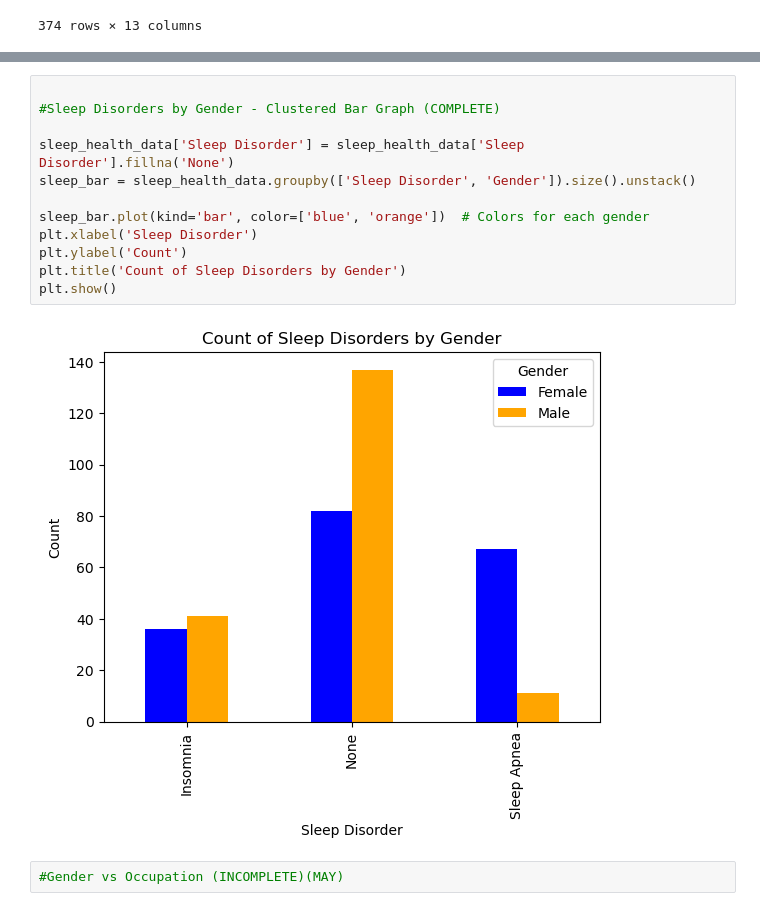
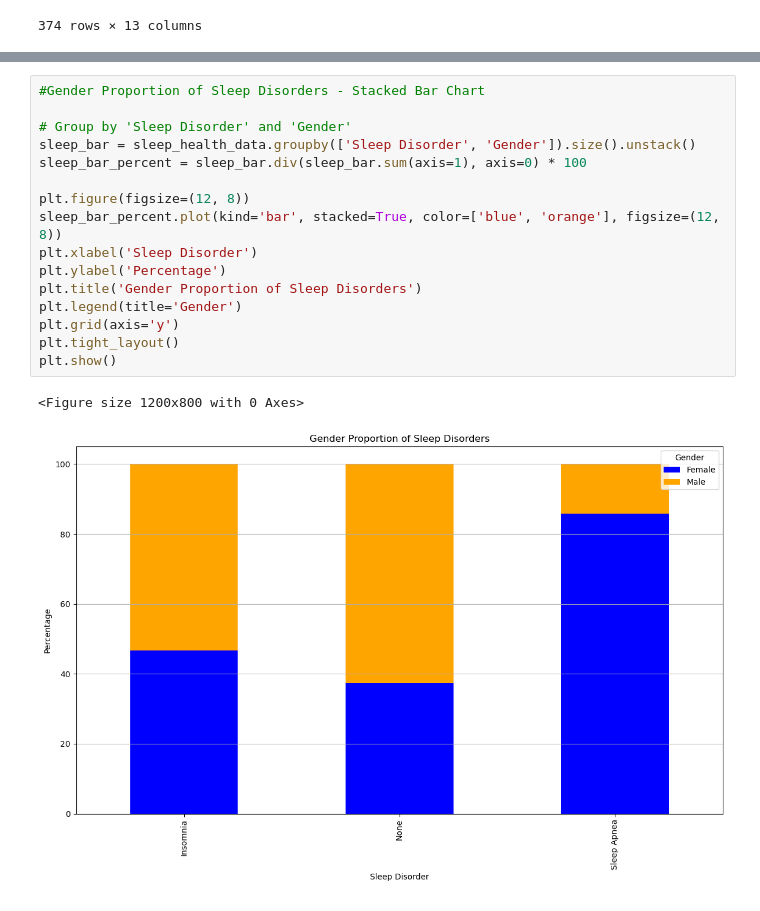
Before and after one commit to GBishop85/Project-One, a Jupyter notebook: Project_1_Sleep_Disorders.ipynb, the cells around one changed output, grey strips where cells are left out. Cells and saved outputs as stored; diff of their text form.

```diff
--- a/Project_1_Sleep_Disorders.ipynb
+++ b/Project_1_Sleep_Disorders.ipynb
@@ -106,18 +98,21 @@ plt.show()
 # %% [output]
 [figure]
 # %%
+#Gender Proportion of Sleep Disorders - Stacked Bar Chart
 
-#Sleep Disorders by Gender - Clustered Bar Graph (COMPLETE)
+# Group by 'Sleep Disorder' and 'Gender'
+sleep_bar = sleep_health_data.groupby(['Sleep Disorder', 'Gender']).size().unstack()
+sleep_bar_percent = sleep_bar.div(sleep_bar.sum(axis=1), axis=0) * 100
 
-sleep_health_data['Sleep Disorder'] = sleep_health_data['Sleep Disorder'].fillna('None')
-sleep_bar = sleep_health_data.groupby(['Sleep Disorder', 'Gender']).size().unstack()
-
-sleep_bar.plot(kind='bar', color=['blue', 'orange'])  # Colors for each gender
+plt.figure(figsize=(12, 8))
+sleep_bar_percent.plot(kind='bar', stacked=True, color=['blue', 'orange'], figsize=(12, 8))
 plt.xlabel('Sleep Disorder')
-plt.ylabel('Count')
-plt.title('Count of Sleep Disorders by Gender')
+plt.ylabel('Percentage')
+plt.title('Gender Proportion of Sleep Disorders')
+plt.legend(title='Gender')
+plt.grid(axis='y')
+plt.tight_layout()
 plt.show()
 # %% [output]
+<Figure size 1200x800 with 0 Axes>
-[figure, old version]
+[figure, new version]
-# %%
-#Gender vs Occupation (INCOMPLETE)(MAY)
```
Also changed, not shown: parts of 7 cells of this notebook.
